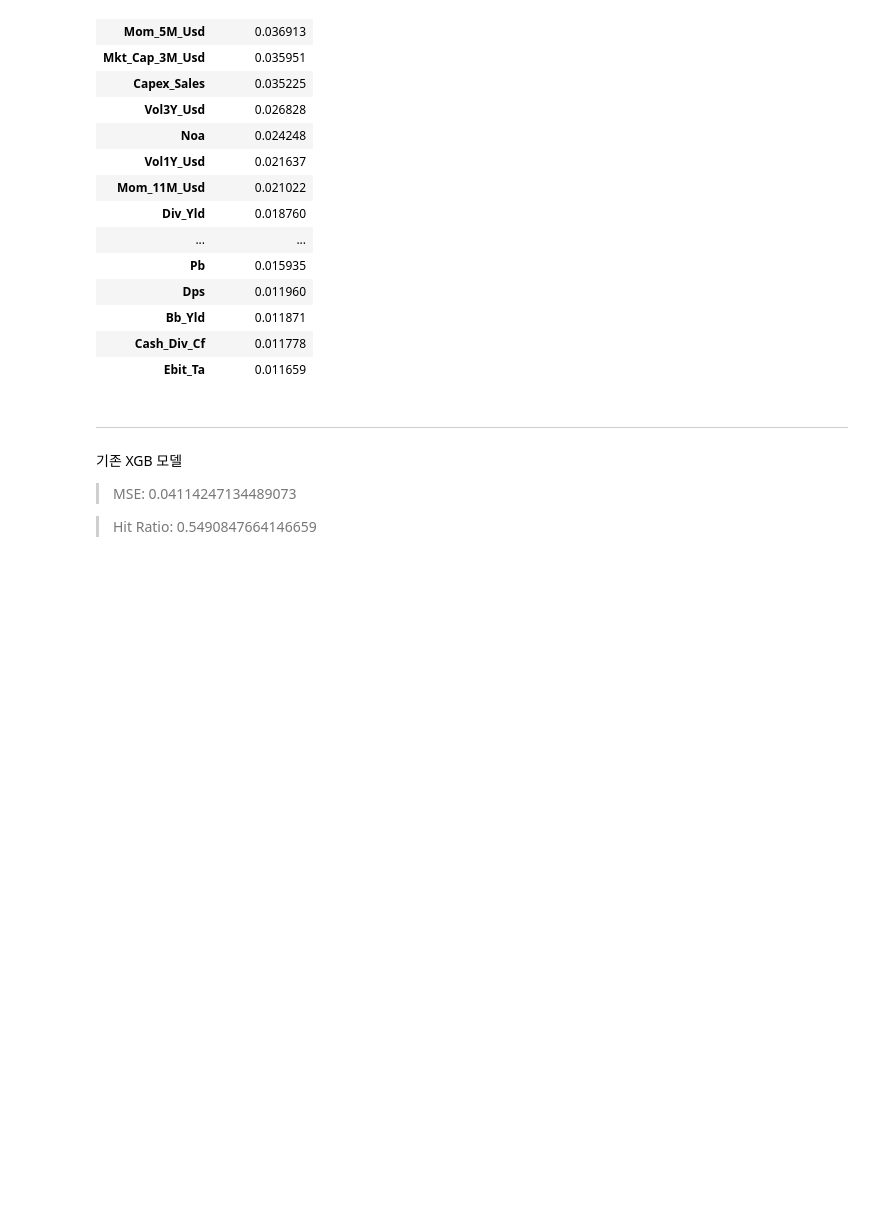
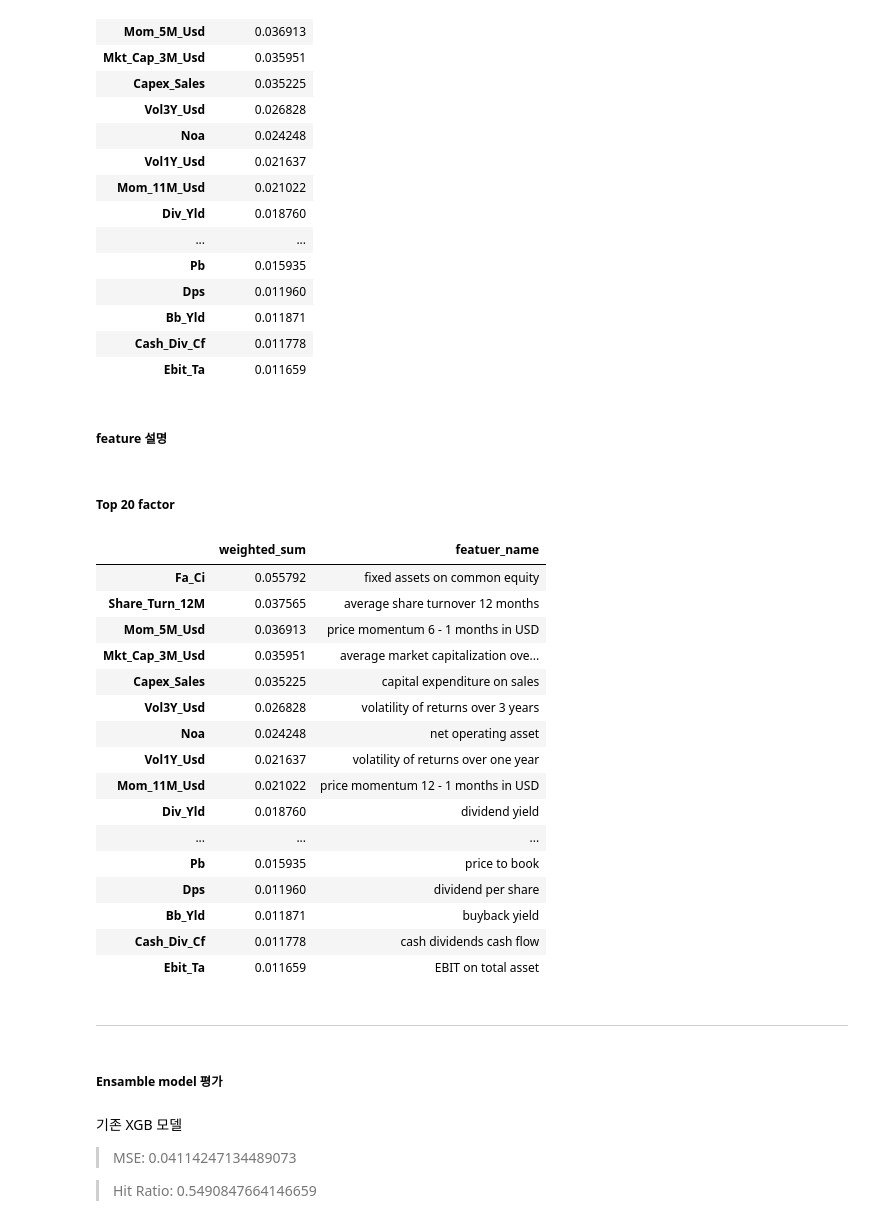
Before and after one commit to donghui-0126/Machine-Learning-for-Factor-Investing, a Jupyter notebook: py_mlfactor.ipynb, the cells around one changed output. Drawn from its saved outputs; the diff is of its cells as text; code cells hidden in the pictures; blank space fills up the shorter version.

```diff
--- a/py_mlfactor.ipynb
+++ b/py_mlfactor.ipynb
@@ -861,8 +874,59 @@ feature_importances['weighted_sum'].to_frame().sort_values(by='weighted_sum', as
 | Bb_Yld | 0.011871 |
 | Cash_Div_Cf | 0.011778 |
 | Ebit_Ta | 0.011659 |
+# %% [markdown]
+##### feature 설명
+# %%
+feature_name = ['fixed assets on common equity',
+ 'average share turnover 12 months',
+ 'price momentum 6 - 1 months in USD',
+ 'average market capitalization over 3 months in USD',
+ 'capital expenditure on sales',
+ 'volatility of returns over 3 years',
+ 'net operating asset',
+ 'volatility of returns over one year',
+ 'price momentum 12 - 1 months in USD',
+ 'dividend yield',
+ 'EBIT on non operating asset',
+ 'net income on total operating asset',
+ 'average market capitalization over 6 months in USD',
+ 'average daily volume in amount in USD over 12 months',
+ 'average daily volume in amount in USD over 12 months',
+ 'price to book',
+ 'dividend per share',
+ 'buyback yield',
+ 'cash dividends cash flow',
+ 'EBIT on total asset'
+ ]
+# %% [markdown]
+##### Top 20 factor
+# %%
+featuretop20 = feature_importances['weighted_sum'].to_frame().sort_values(by='weighted_sum', ascending=False).head(20)
+featuretop20["featuer_name"] = feature_name
+# %%
+featuretop20
+# %% [output]
+|  | weighted_sum | featuer_name |
+| Fa_Ci | 0.055792 | fixed assets on common equity |
+| Share_Turn_12M | 0.037565 | average share turnover 12 months |
+| Mom_5M_Usd | 0.036913 | price momentum 6 - 1 months in USD |
+| Mkt_Cap_3M_Usd | 0.035951 | average market capitalization ove... |
+| Capex_Sales | 0.035225 | capital expenditure on sales |
+| Vol3Y_Usd | 0.026828 | volatility of returns over 3 years |
+| Noa | 0.024248 | net operating asset |
+| Vol1Y_Usd | 0.021637 | volatility of returns over one year |
+| Mom_11M_Usd | 0.021022 | price momentum 12 - 1 months in USD |
+| Div_Yld | 0.018760 | dividend yield |
+| ... | ... | ... |
+| Pb | 0.015935 | price to book |
+| Dps | 0.011960 | dividend per share |
+| Bb_Yld | 0.011871 | buyback yield |
+| Cash_Div_Cf | 0.011778 | cash dividends cash flow |
+| Ebit_Ta | 0.011659 | EBIT on total asset |
 # %% [markdown]
 ---
+# %% [markdown]
+##### Ensamble model 평가
 # %% [markdown]
 기존 XGB 모델
 
```
Also changed, not shown: parts of 4 cells of this notebook.
